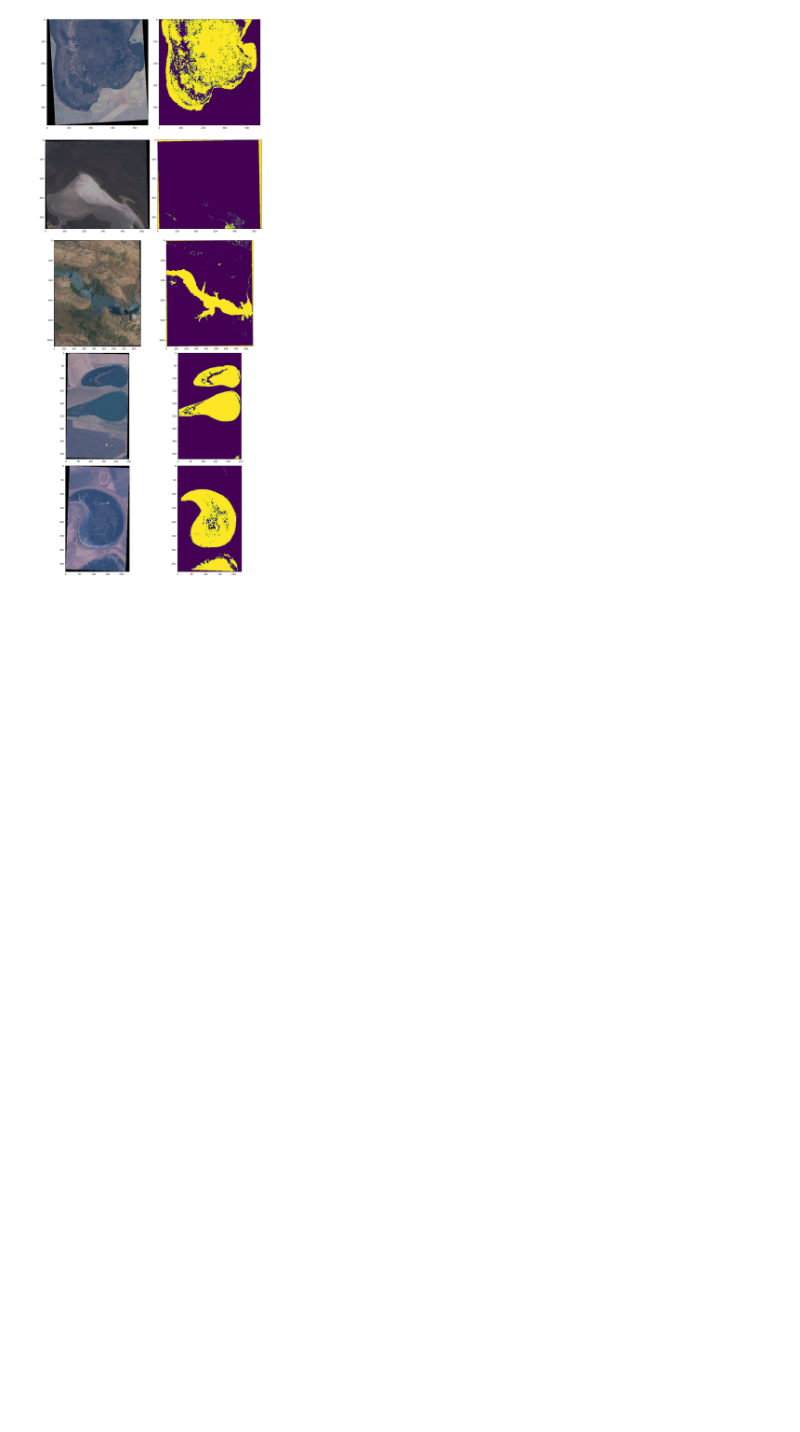
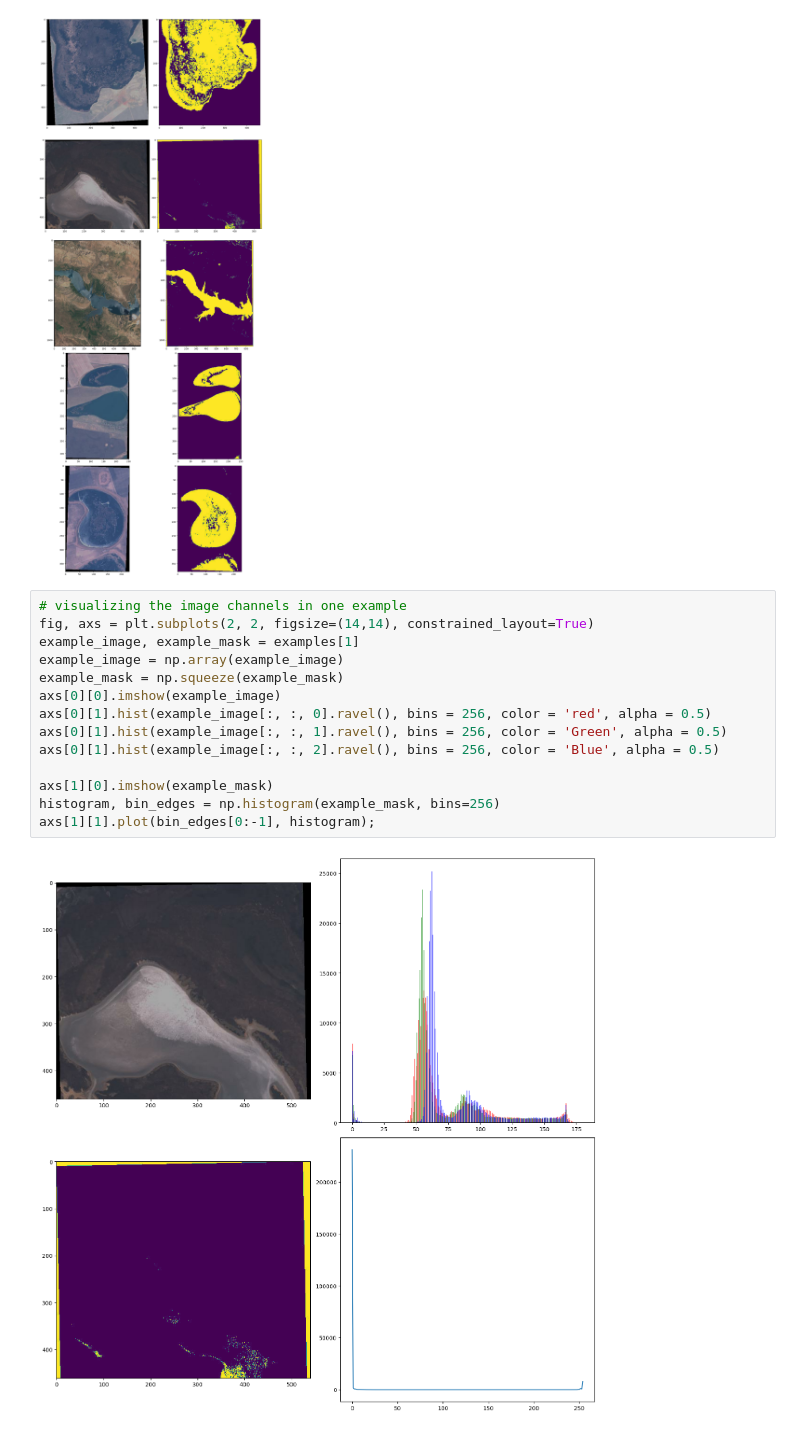
Before and after one commit to avikumart/Image-segementation-using-U-Net-Architecture, a Jupyter notebook: water-bodies-image-segmentation-cv3.ipynb, the cells around one changed output. Cells and saved outputs as stored; diff of their text form; blank space fills up the shorter version.

Commit message:
Kaggle Notebook | Water-bodies-image-segmentation[CV3] | Version 2

```diff
--- a/water-bodies-image-segmentation-cv3.ipynb
+++ b/water-bodies-image-segmentation-cv3.ipynb
@@ -52,3 +52,19 @@ for ax, (img, msk) in zip(axs, examples):
     ax[1].imshow(msk)
 # %% [output]
 [figure]
+# %%
+# visualizing the image channels in one example
+fig, axs = plt.subplots(2, 2, figsize=(14,14), constrained_layout=True)
+example_image, example_mask = examples[1]
+example_image = np.array(example_image)
+example_mask = np.squeeze(example_mask)
+axs[0][0].imshow(example_image)
+axs[0][1].hist(example_image[:, :, 0].ravel(), bins = 256, color = 'red', alpha = 0.5)
+axs[0][1].hist(example_image[:, :, 1].ravel(), bins = 256, color = 'Green', alpha = 0.5)
+axs[0][1].hist(example_image[:, :, 2].ravel(), bins = 256, color = 'Blue', alpha = 0.5)
+
+axs[1][0].imshow(example_mask)
+histogram, bin_edges = np.histogram(example_mask, bins=256)
+axs[1][1].plot(bin_edges[0:-1], histogram);
+# %% [output]
+[figure, added]
```
Also changed, not shown: parts of 2 cells of this notebook.
